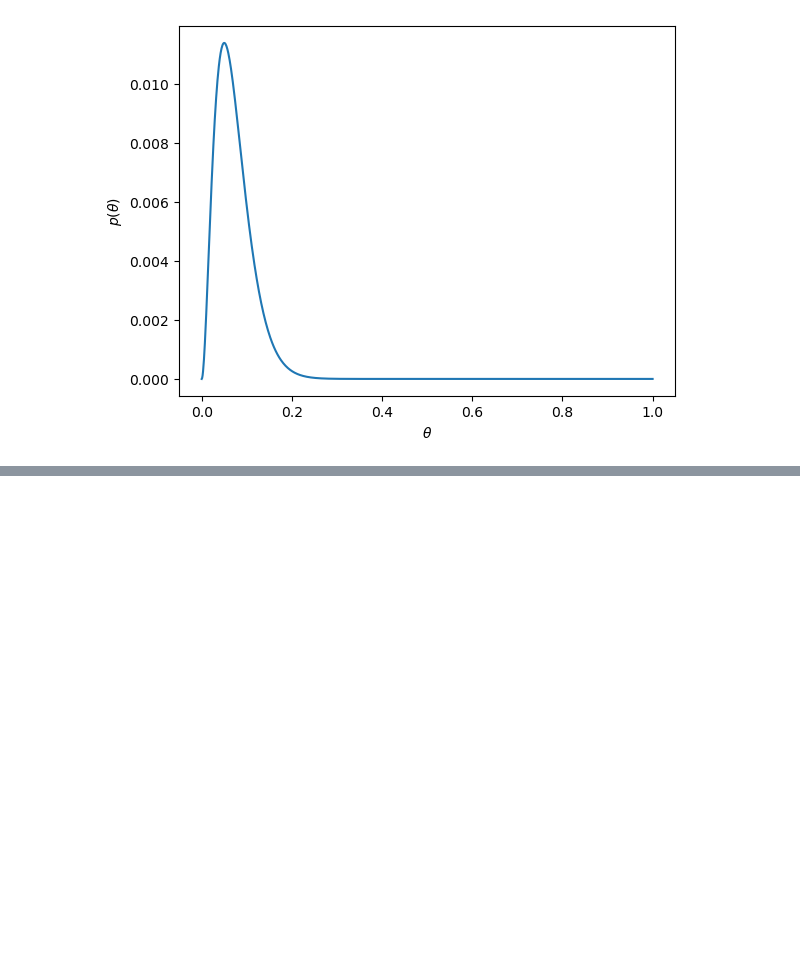
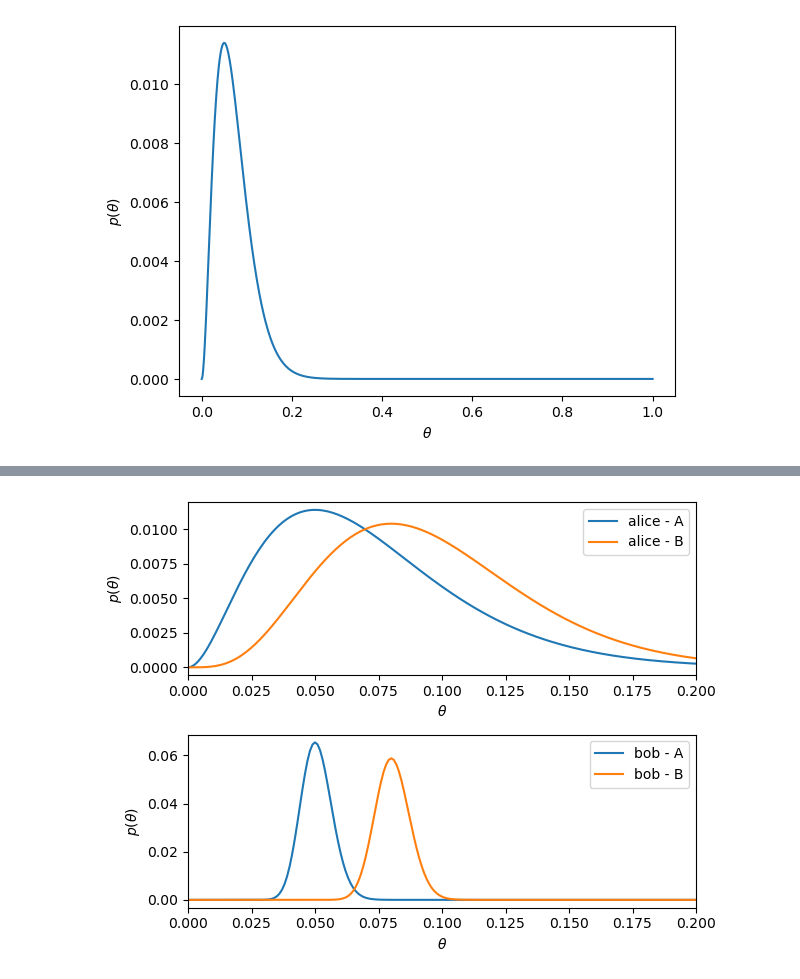
Before and after one commit to yagipy/misc, a Jupyter notebook: notebook/work/ウェブ最適化ではじめる機械学習/1.ipynb, the cells around one changed output, grey strips where cells are left out. Saved outputs shown, nothing was run; the diff lists cells and outputs as text; code cells hidden in the pictures; blank space fills up the shorter version.

```diff
--- a/notebook/work/ウェブ最適化ではじめる機械学習/1.ipynb
+++ b/notebook/work/ウェブ最適化ではじめる機械学習/1.ipynb
@@ -115,0 +148,36 @@ plt.show()
+# %%
+# ベータ分布
+# def betaf(alpha, beta):
+#     numerator = thetas ** (alpha - 1) * (1 - alpha) ** (beta - 1)
+#     return numerator / numerator.sum() # 離散確率分布による近似のテクニック
+
+# ベータ分布(改良後)
+def betaf(alpha, beta):
+    # 0や1近辺の値をクリップして計算を安定化
+    clipped_thetas = np.clip(thetas, 1e-10, 1 - 1e-10)
+
+    log_numerator = (alpha - 1) * np.log(clipped_thetas) + (beta - 1) * np.log(1 - clipped_thetas)
+    log_denominator = np.log(np.sum(np.exp(log_numerator))) # 正規化
+    return np.exp(log_numerator - log_denominator) # 対数空間で計算した結果を元に戻す
+
+def posterior_betaf(a, N):
+    return betaf(a + 1, N - a + 1) # 事後分布はα = a + 1, β = N - a + 1のベータ分布で表される
+
+plt.subplot(2, 1, 1)
+plt.plot(thetas, posterior_betaf(alice_a_clicks, alice_a_imps), label="alice - A")
+plt.plot(thetas, posterior_betaf(alice_b_clicks, alice_b_imps), label="alice - B")
+plt.xlabel(r'$\theta$')
+plt.ylabel(r'$p(\theta)$')
+plt.xlim(0, 0.2)
+plt.legend() # 凡例の表示
+plt.subplot(2, 1, 2)
+plt.plot(thetas, posterior_betaf(bob_a_clicks, bob_a_imps), label="bob - A")
+plt.plot(thetas, posterior_betaf(bob_b_clicks, bob_b_imps), label="bob - B")
+plt.xlabel(r'$\theta$')
+plt.ylabel(r'$p(\theta)$')
+plt.xlim(0, 0.2)
+plt.legend()
+plt.tight_layout()
+plt.show()
+# %% [output]
+[figure, added]
```
Also changed, not shown: parts of 7 cells of this notebook.
